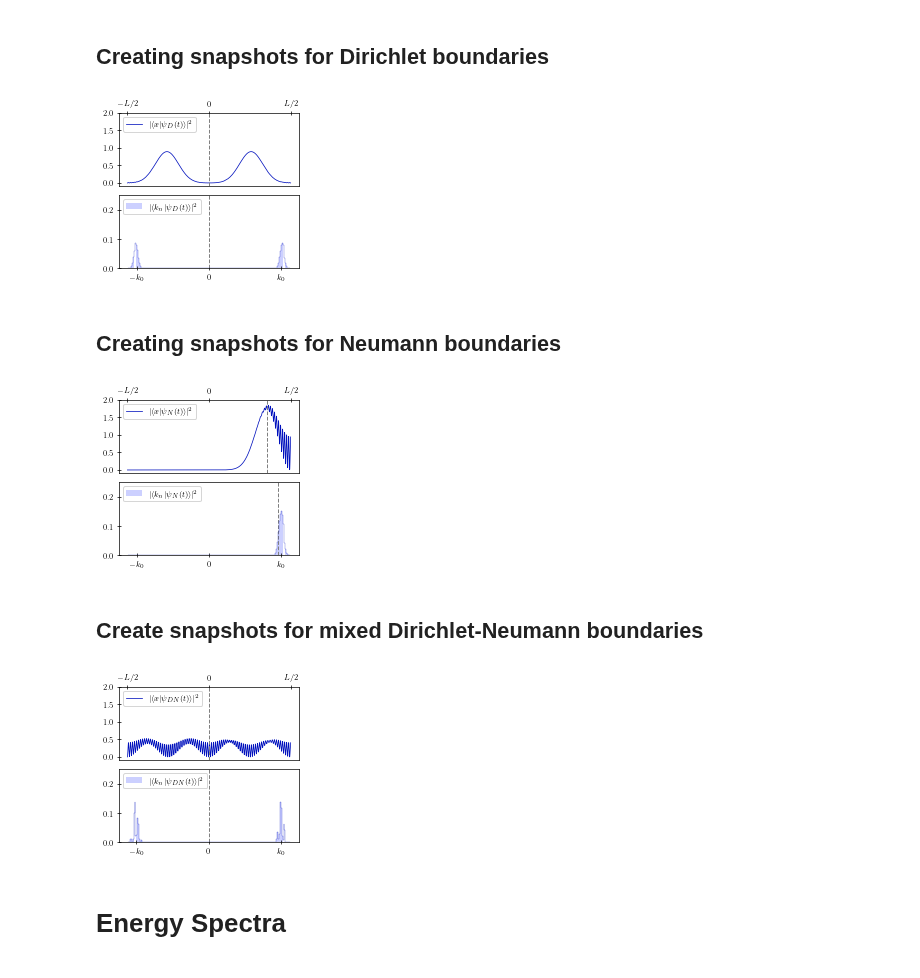
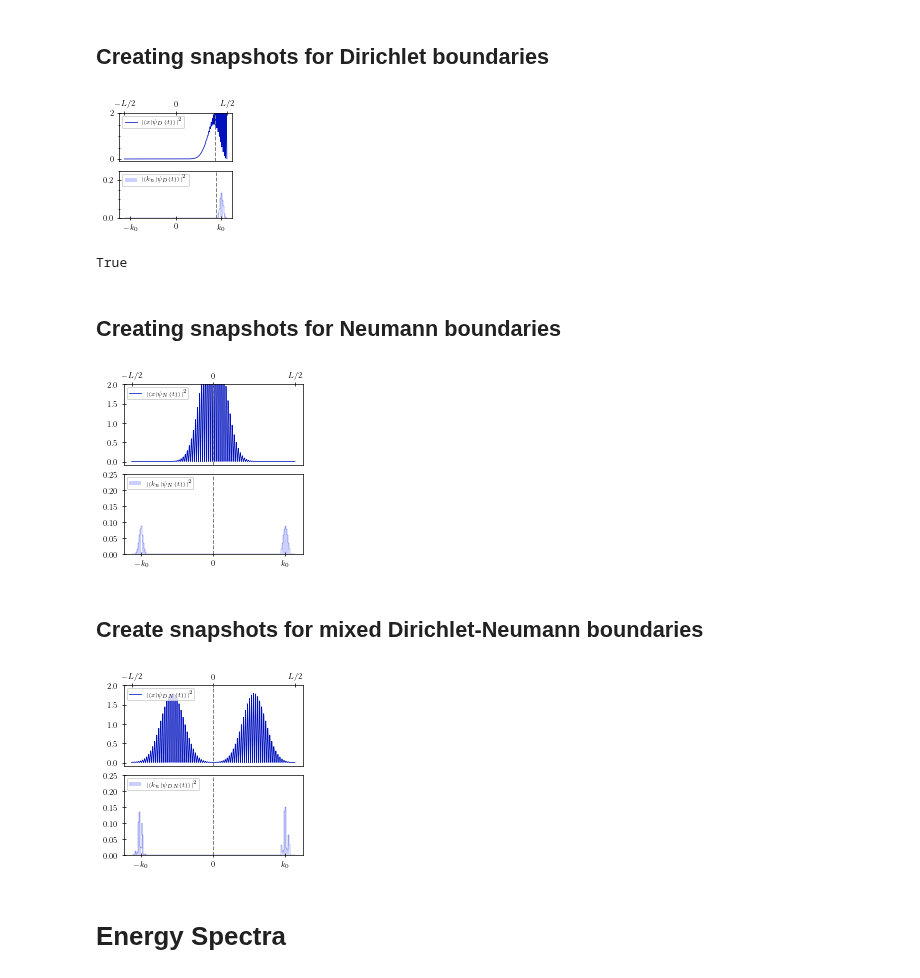
Before and after one commit to wyssard/Particle_in_a_Box, a Jupyter notebook: plots.ipynb, the cells around one changed output. Cells and saved outputs as stored; diff of their text form; code cells hidden in the pictures.

Commit message:
minor adjustment of Gaussian Plots in 'plots.ipynb'

```diff
--- a/plots.ipynb
+++ b/plots.ipynb
@@ -202,7 +202,7 @@ for i in range(1, nrows):
     phi_m.n += 1
     for i in range(2):
         axis = ax[i+1][-1]
-        axis.plot(x, np.real(wave(x)), c=light_blue, lw=0.5, label="initial wave")
+        axis.plot(x, np.real(wave(x)), c=less_light_blue, lw=0.5, label="initial wave")
         axis.plot(x, np.real(phi_m(x)), c=dark_blue, lw=0.5, label="superposed wave")
         axis.axvspan(-L/2, L/2, color="0.97")
         axis.axvline(-L/2, color="0.3", linewidth=0.5, linestyle="--")
@@ -236,7 +236,7 @@ plt.savefig("..\\Thesis\\Figures\\wrapping_dirichlet.pdf")
 import Special_States as sp
 case = "dirichlet"
 L = np.pi
-m = 1
+m = 1/(4*np.pi)
 a = L/10
 l_0 = 80
 l_range = 25
@@ -268,8 +268,8 @@ class step_function:
 # %% [markdown]
 ## Primitive helper function to create Bouncing Gaussian snapshots
 # %%
-def the_snapshots_we_deserve(gaussian: pib.Particle_in_Box_State, time_points: np.array, save=True):
-    fig = plt.figure(constrained_layout=True, figsize=(2.8,2.6))
+def the_snapshots_we_deserve(gaussian: pib.Particle_in_Box_State, time_points: np.array, save=True, width=2.8):
+    fig = plt.figure(constrained_layout=True, figsize=(width,width))
     gs = fig.add_gridspec(nrows=2, ncols=1, height_ratios=[1,1])
     L = gaussian.L
 
@@ -301,7 +301,7 @@ def the_snapshots_we_deserve(gaussian: pib.Particle_in_Box_State, time_points: n
         position_plot.axis.set_xticks([-L/2, 0, L/2])
         position_plot.axis.set_xticklabels(["$-L/2$", "$0$", "$L/2$"])
         position_plot.axis.set_ylim([-0.08979356106230174, 2])
-        position_plot.axis.yaxis.set_major_locator(MultipleLocator(0.5))
+        position_plot.axis.yaxis.set_minor_locator(MultipleLocator(0.5))
         momentum_plot.axis.set_ylabel(None)
         momentum_plot.axis.set_xlabel(None)
         momentum_plot.axis.set_ylim([0, 0.25])
@@ -314,46 +314,44 @@ def the_snapshots_we_deserve(gaussian: pib.Particle_in_Box_State, time_points: n
         position_plot.x_exp_line.set_label(None)
         momentum_plot.k_bars.set_label(r"$| \langle k_n | \psi_" + subscript + r"(t) \rangle |^2$")
         momentum_plot.k_exp_line.set_label(None)
-        momentum_plot.axis.legend(loc="upper left", fontsize=8)
-        position_plot.axis.legend(loc="upper left", fontsize=8)
 
-        k_bound = gaussian.boundary_lib.get_kn(momentum_plot.n_bound*(1.0000001))
-        k_range = np.linspace(-k_bound, k_bound, 10000)
-        func = lambda k: np.abs(gaussian.k_space_wavefunction(k, t))**2
-        num_points = np.size(momentum_plot.n)
-
-        """stepped = step_function(func, num_points)
-        momentum_plot.axis.plot(*stepped(k_range), color=dark_blue, linewidth=0.25)"""
+        momentum_plot.axis.legend(loc="upper left", fontsize=6)
+        position_plot.axis.legend(loc="upper left", fontsize=6)
 
         n = momentum_plot.n
         kn = momentum_plot.kn
         momentum_plot.axis.plot(kn, np.abs(gaussian.new_k_space_wavefunction(n,t))**2, color=dark_blue, linewidth=0.25, drawstyle="steps-mid")
+        momentum_plot.axis.yaxis.set_minor_locator(MultipleLocator(0.05))
         if save:
-            plt.savefig("..\\Thesis\\Figures\\"+gaussian.case+"_gaussian_"+str(t)+".pdf")
+            plt.savefig("..\\Thesis\\Figures\\"+gaussian.case+"_gaussian_"+str(round(t,5))+".pdf")
 # %% [markdown]
 ## Creating snapshots for Dirichlet boundaries
 # %%
-t_points = [0, 0.015, T/2, T/4, T/4-0.01]
+t_points = [0.0012*T]
 gaussian.case = "dirichlet"
-the_snapshots_we_deserve(gaussian, t_points)
+the_snapshots_we_deserve(gaussian, t_points, width=1.9,save=False)
 # %% [output]
-[figure, old version]
+[figure, new version]
+# %%
+4/10000 == 1/2500
+# %% [output]
+True
 # %% [markdown]
 ## Creating snapshots for Neumann boundaries
 # %%
-t_points = [T/4-0.01, 0.014]
+t_points = [T/4-0.0008*T, T/4]
 gaussian.case = "neumann"
 the_snapshots_we_deserve(gaussian, t_points)
 # %% [output]
-[figure, old version]
+[figure, new version]
 # %% [markdown]
 ## Create snapshots for mixed Dirichlet-Neumann boundaries
 # %%
-t_points = [T/8, T/8-0.005]
+t_points = [T/8-0.0004*T, T/8]
 gaussian.case = "dirichlet_neumann"
 the_snapshots_we_deserve(gaussian, t_points)
 # %% [output]
-[figure, old version]
+[figure, new version]
 # %% [markdown]
 # Energy Spectra
 # %% [markdown]
```
Also changed, not shown: parts of 1 cell of this notebook.
